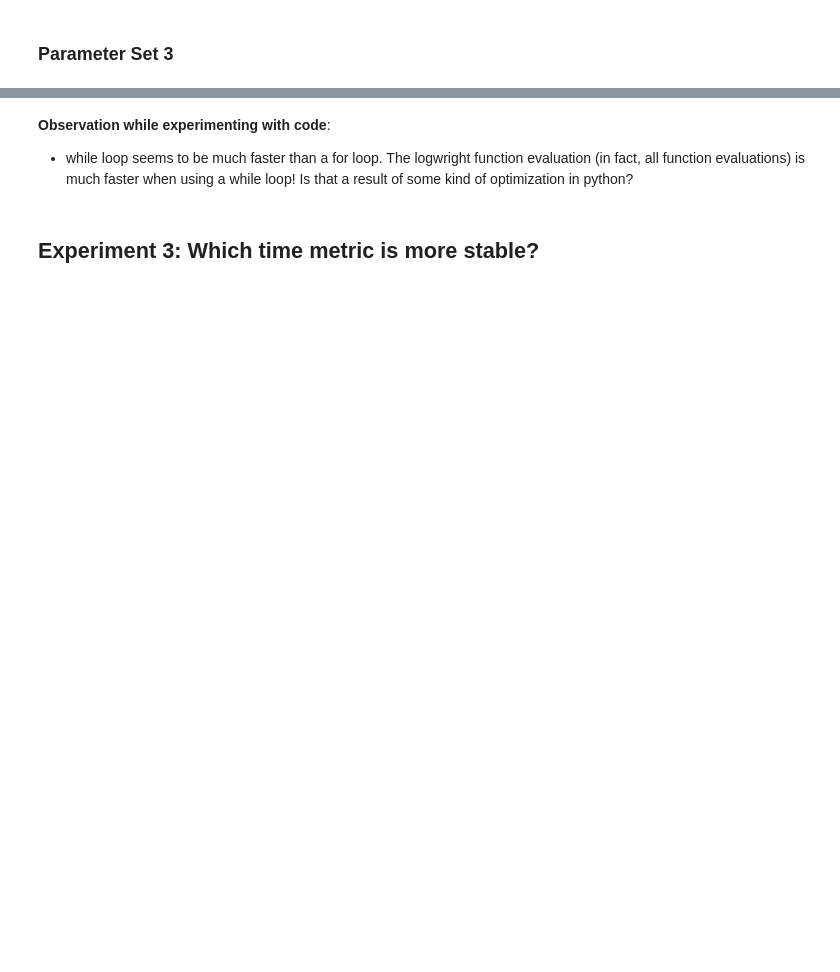
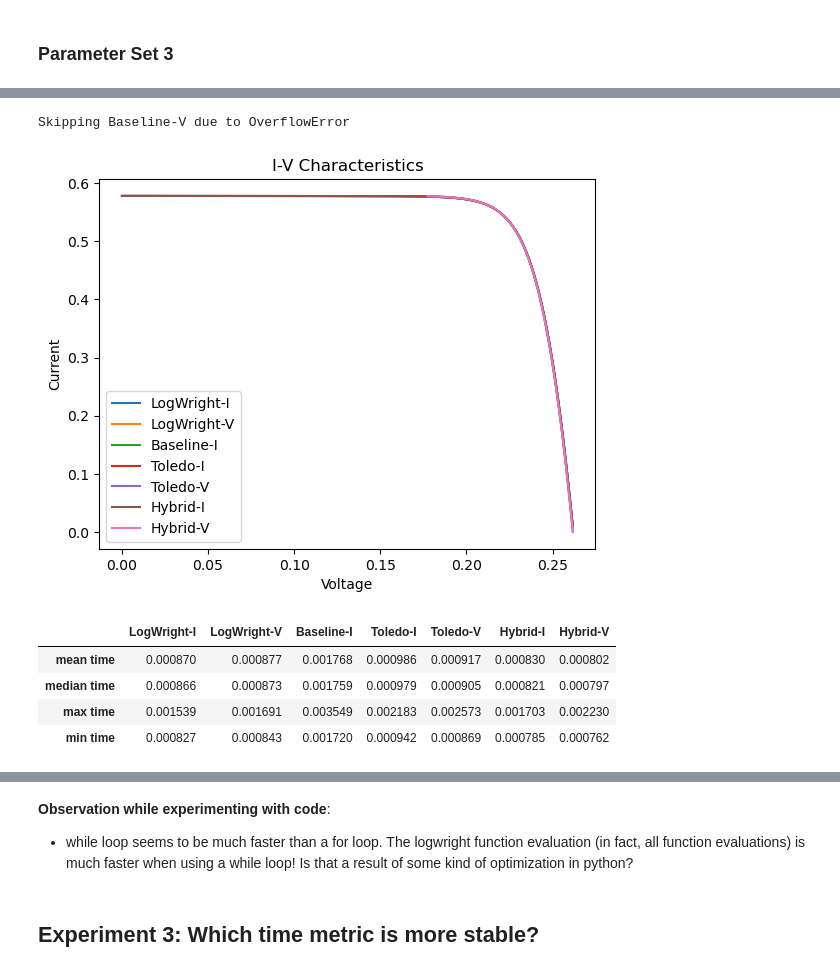
Before and after one commit to pace577/logwright-solar-cell, a Jupyter notebook: comparative_study.ipynb, the cells around one changed output, grey strips where cells are left out. Cells and saved outputs as stored; diff of their text form; code cells hidden in the pictures; blank space fills up the shorter version.

```diff
--- a/comparative_study.ipynb
+++ b/comparative_study.ipynb
@@ -290,0 +269,50 @@ metrics_df
+# %%
+# Parameter Set 4
+I_ph = 0.578
+I_sat = 1.34e-10
+R_s = 0.0127
+R_sh = 612
+a = 0.0118
+I_sc = 0.578
+V_oc = 0.262
+
+# Giving a wide range of values
+num_iterations = 20000
+num_steps = 1000
+metrics = {}
+proc_times = defaultdict(lambda: [])
+#plt.figure(figsize=(11,7))
+
+for algo in ["LogWright","Baseline","Toledo","Hybrid"]:
+#for algo in ["LogWright","Toledo","Hybrid"]:
+    for approach in ["I","V"]:
+        label = algo+"-"+approach
+        try:
+            solver = Solver(solvers[algo][approach], solvers[algo][approach+"_witharg"], name=algo, approach=approach)
+            #curr, volt, proc_times = solver.solve_for_iv_char(I_ph, I_sat, R_s, R_sh, a, I_sc, V_oc, num_iters=num_iterations)
+            #step = I_sc/num_steps if approach=="V" else V_oc/num_steps
+            curr, volt, proc_times = solver.get_iv_char_time(I_ph, I_sat, R_s, R_sh, a, I_sc, V_oc, num_steps=num_steps, num_iters=num_iterations)
+            metrics[label] = {}
+            metrics[label]["mean time"] = np.mean(proc_times)
+            metrics[label]["median time"] = np.median(proc_times)
+            metrics[label]["max time"] = np.max(proc_times)
+            metrics[label]["min time"] = np.min(proc_times)
+            plt.plot(volt, curr, label=label)
+        except OverflowError:
+            print(f"Skipping {label} due to OverflowError")
+            continue
+plt.legend()
+plt.title("I-V Characteristics")
+plt.xlabel("Voltage")
+plt.ylabel("Current")
+plt.show()
+metrics_df = pd.DataFrame(metrics)
+metrics_df
+# %% [output]
+Skipping Baseline-V due to OverflowError
+[figure, added]
+|  | LogWright-I | LogWright-V | Baseline-I | Toledo-I | Toledo-V | Hybrid-I | Hybrid-V |
+| mean time | 0.000870 | 0.000877 | 0.001768 | 0.000986 | 0.000917 | 0.000830 | 0.000802 |
+| median time | 0.000866 | 0.000873 | 0.001759 | 0.000979 | 0.000905 | 0.000821 | 0.000797 |
+| max time | 0.001539 | 0.001691 | 0.003549 | 0.002183 | 0.002573 | 0.001703 | 0.002230 |
+| min time | 0.000827 | 0.000843 | 0.001720 | 0.000942 | 0.000869 | 0.000785 | 0.000762 |
```
Also changed, not shown: parts of 14 cells of this notebook, 1 other file.
